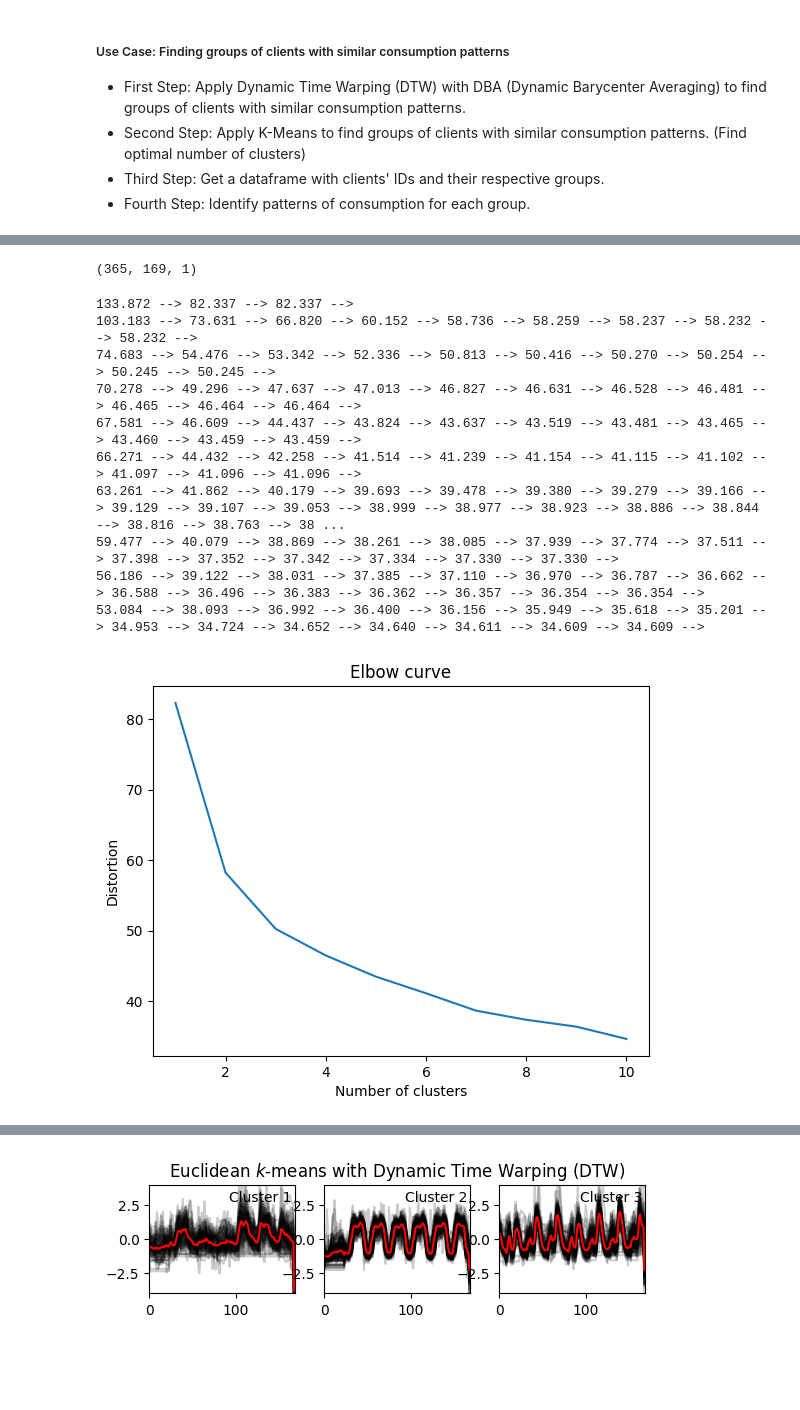
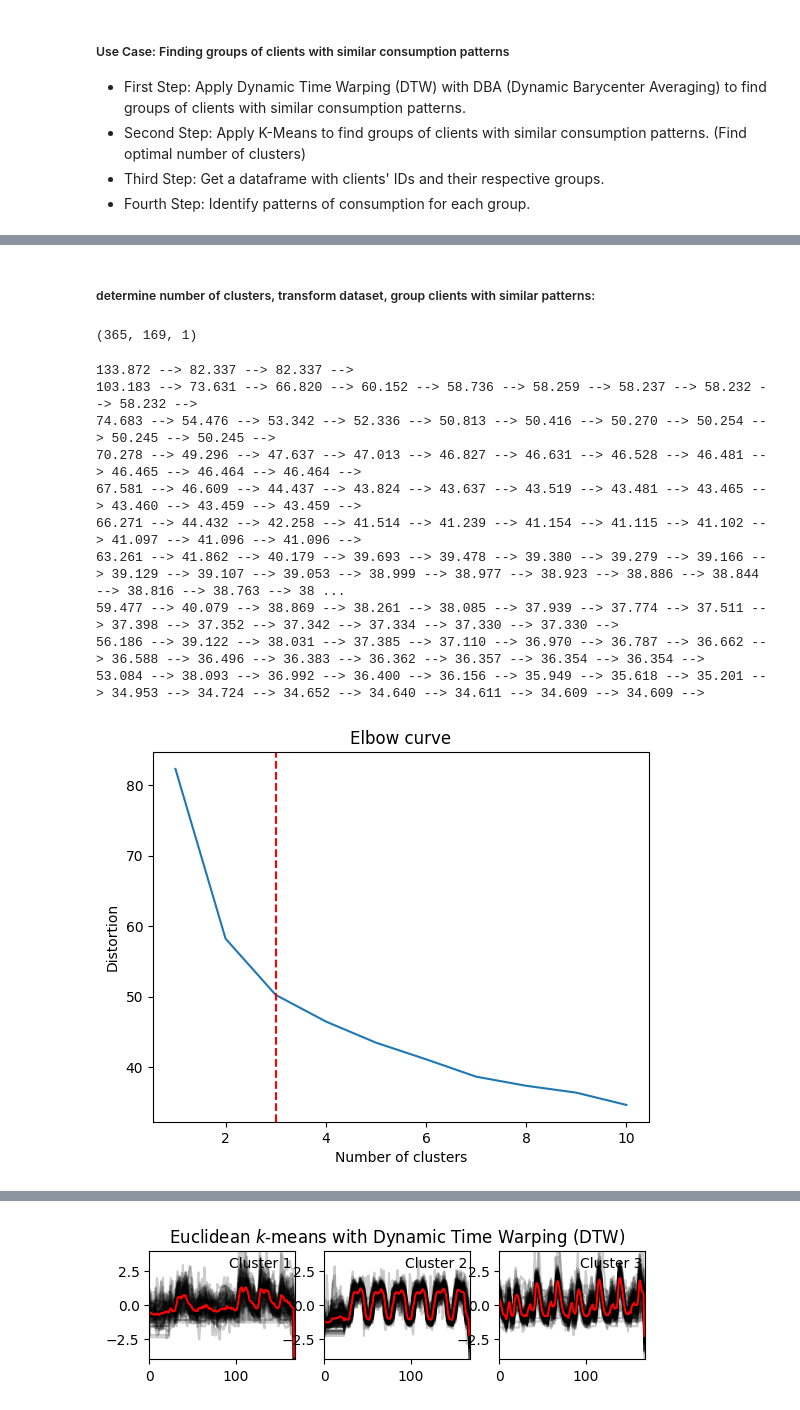
Before and after one commit to lmorato/time-series-project, a Jupyter notebook: tmp.ipynb, the cells around one changed output, grey strips where cells are left out. Cells and saved outputs as stored; diff of their text form; code cells hidden in the pictures; blank space fills up the shorter version.

```diff
--- a/tmp.ipynb
+++ b/tmp.ipynb
@@ -64,7 +64,7 @@ data_timecol = raw_dataset.rename(columns={'Unnamed: 0':'datetime'})
 print(data_timecol.dtypes)
 
 # transform rennamed column into datetime dtype:
-data_timecol['datetime'] = pd.to_datetime(data_timecol['datetime'], format='%Y-%m-%d %H:%M:%S')
+data_timecol['datetime'] = pd.to_datetime(data_timecol['datetime'], format=r'%Y-%m-%d %H:%M:%S')
 
 # check if conversion was successful:
 print(data_timecol.dtypes.value_counts())
@@ -335,10 +352,8 @@ active_clients = melted_data[
     melted_data['client_id'].isin(active_clients_list)
 ]
 
-# create new dataframe with active clients:
-client_df = pd.DataFrame(
-    {'client_id': active_clients['client_id'].unique()}
-)
-
-# Let's get one week of data for each client:
-active_clients = active_clients[active_clients['datetime'] >= max_date - pd.DateOffset(weeks=1)]
+# check active_clients:
+print(active_clients.head())
+print(active_clients['datetime'].min())
+print(active_clients['datetime'].max())
+print(active_clients['client_id'].nunique())
@@ -345,6 +426,11 @@ active_clients = active_clients[active_clients['datetime'] >= max_date - pd.Date
+# %% [markdown]
+##### determine number of clusters, transform dataset, group clients with similar patterns:
 # %%
+# Let's get one week of data for each client:
+active_clients_week = active_clients[active_clients['datetime'] >= max_date - pd.DateOffset(weeks=1)]
+
 # transform active_clients dataframe into a numpy array with (n_ts_test, sz, d) format, that means: number of time series, their size and their dimensionality (1).
-active_clients_tslearn_format = active_clients.groupby('client_id')['KwH'].apply(list).values.tolist()
+active_clients_tslearn_format = active_clients_week.groupby('client_id')['KwH'].apply(list).values.tolist()
 active_clients_tslearn_format = np.array(active_clients_tslearn_format)
 sz = active_clients_tslearn_format.shape[1]
 active_clients_tslearn_format = active_clients_tslearn_format.reshape(-1, sz, 1)
@@ -354,32 +440,33 @@ active_clients_tslearn_format.shape
 # %%
 seed = 0
 # Scale the data:
 scaler = TimeSeriesScalerMeanVariance(mu=0., std=1.)  # Rescale time series
 active_clients_tslearn_format = scaler.fit_transform(active_clients_tslearn_format)
 
 # determine optimal number of clusters:
 distortions = []
 for k in range(1, 11):
     kmeans = TimeSeriesKMeans(n_clusters=k, verbose=True, random_state=seed)
     kmeans.fit(active_clients_tslearn_format)
     distortions.append(kmeans.inertia_)
 
-# plot elbow curve:
+# plot elbow curve with vertical pointed line at number of clusters 3:
 plt.plot(range(1, 11), distortions)
 plt.xlabel('Number of clusters')
 plt.ylabel('Distortion')
 plt.title('Elbow curve')
+plt.axvline(x=3, color='red', linestyle='--')
 plt.show()
 # %% [output]
 133.872 --> 82.337 --> 82.337 -->
 103.183 --> 73.631 --> 66.820 --> 60.152 --> 58.736 --> 58.259 --> 58.237 --> 58.232 --> 58.232 -->
 74.683 --> 54.476 --> 53.342 --> 52.336 --> 50.813 --> 50.416 --> 50.270 --> 50.254 --> 50.245 --> 50.245 -->
 70.278 --> 49.296 --> 47.637 --> 47.013 --> 46.827 --> 46.631 --> 46.528 --> 46.481 --> 46.465 --> 46.464 --> 46.464 -->
 67.581 --> 46.609 --> 44.437 --> 43.824 --> 43.637 --> 43.519 --> 43.481 --> 43.465 --> 43.460 --> 43.459 --> 43.459 -->
 66.271 --> 44.432 --> 42.258 --> 41.514 --> 41.239 --> 41.154 --> 41.115 --> 41.102 --> 41.097 --> 41.096 --> 41.096 -->
 63.261 --> 41.862 --> 40.179 --> 39.693 --> 39.478 --> 39.380 --> 39.279 --> 39.166 --> 39.129 --> 39.107 --> 39.053 --> 38.999 --> 38.977 --> 38.923 --> 38.886 --> 38.844 --> 38.816 --> 38.763 --> 38 ...
 59.477 --> 40.079 --> 38.869 --> 38.261 --> 38.085 --> 37.939 --> 37.774 --> 37.511 --> 37.398 --> 37.352 --> 37.342 --> 37.334 --> 37.330 --> 37.330 -->
 56.186 --> 39.122 --> 38.031 --> 37.385 --> 37.110 --> 36.970 --> 36.787 --> 36.662 --> 36.588 --> 36.496 --> 36.383 --> 36.362 --> 36.357 --> 36.354 --> 36.354 -->
 53.084 --> 38.093 --> 36.992 --> 36.400 --> 36.156 --> 35.949 --> 35.618 --> 35.201 --> 34.953 --> 34.724 --> 34.652 --> 34.640 --> 34.611 --> 34.609 --> 34.609 -->
-[figure, old version]
+[figure, new version]
 # %%
```
Also changed, not shown: parts of 9 cells of this notebook.
